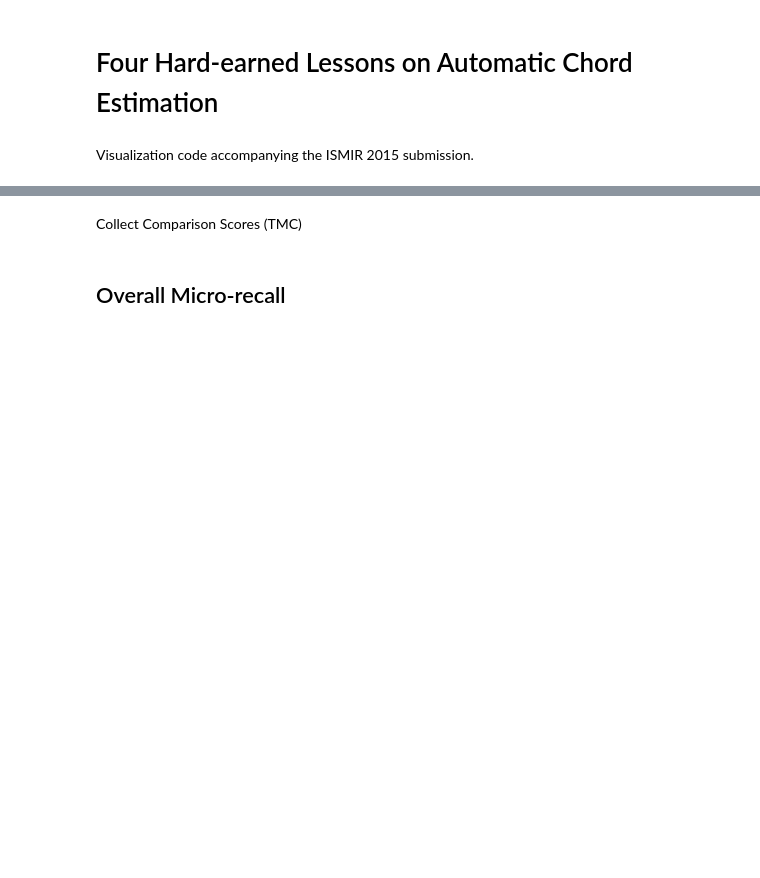
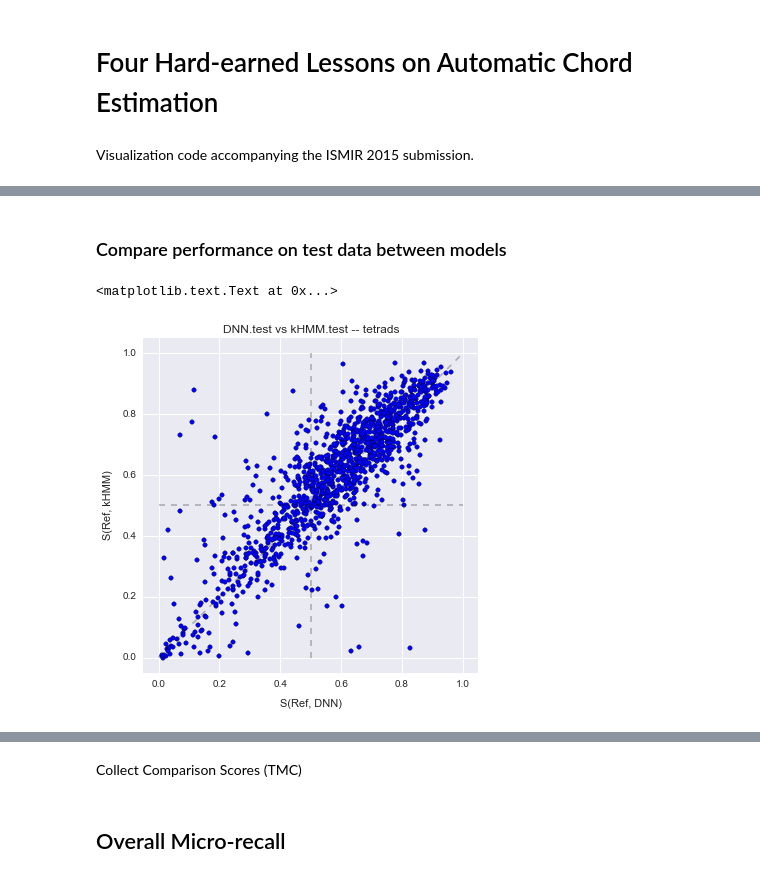
Before and after one commit to ejhumphrey/ace-lessons, a Jupyter notebook: experiments.ipynb, the cells around one changed output, grey strips where cells are left out. Drawn from its saved outputs; the diff is of its cells as text; code cells hidden in the pictures; blank space fills up the shorter version.

```diff
--- a/experiments.ipynb
+++ b/experiments.ipynb
@@ -65,0 +50,6 @@ for si, s in enumerate(splits):
+# %%
+all_DNN_test = util.load_results("data/chord_dataset/results/DNN/all_DNN_test.json")[0]
+all_DNN_test.sort_index(inplace=True)
+DNN_train_fmt = "data/chord_dataset/results/DNN/all_DNN_train{0}.json"
+all_DNN_trains = [util.load_results(DNN_train_fmt.format(i))[0].sort_index()
+                  for i in range(5)]
@@ -65,0 +71,3 @@ for si, s in enumerate(splits):
+# %%
+# Combined test split
+all_DNN_test.sort(columns=['root', 'thirds'])[:10]
@@ -65,0 +88,6 @@ for si, s in enumerate(splits):
+# %%
+all_kHMM_test = util.load_results("data/chord_dataset/results/kHMM/all_kHMM_test.json")[0]
+all_kHMM_test.sort_index(inplace=True)
+kHMM_train_fmt = "data/chord_dataset/results/kHMM/all_kHMM_train{0}.json"
+all_kHMM_trains = [util.load_results(kHMM_train_fmt.format(i))[0].sort_index()
+                   for i in range(5)]
@@ -65,0 +109,2 @@ for si, s in enumerate(splits):
+# %% [markdown]
+### Compare performance on test data between models
@@ -65,0 +114,10 @@ for si, s in enumerate(splits):
+# %%
+metric = 'tetrads'
+X, Y = all_DNN_test[metric], all_kHMM_test[metric]
+ax = viz.trackwise_scatter(X, Y, figsize=(6, 6))
+ax.set_title("DNN.test vs kHMM.test -- {0}".format(metric))
+ax.set_xlabel("S(Ref, DNN)")
+ax.set_ylabel("S(Ref, kHMM)")
+# %% [output]
+<matplotlib.text.Text at 0x...>
+[figure, added]
```
Also changed, not shown: parts of 44 cells of this notebook.
